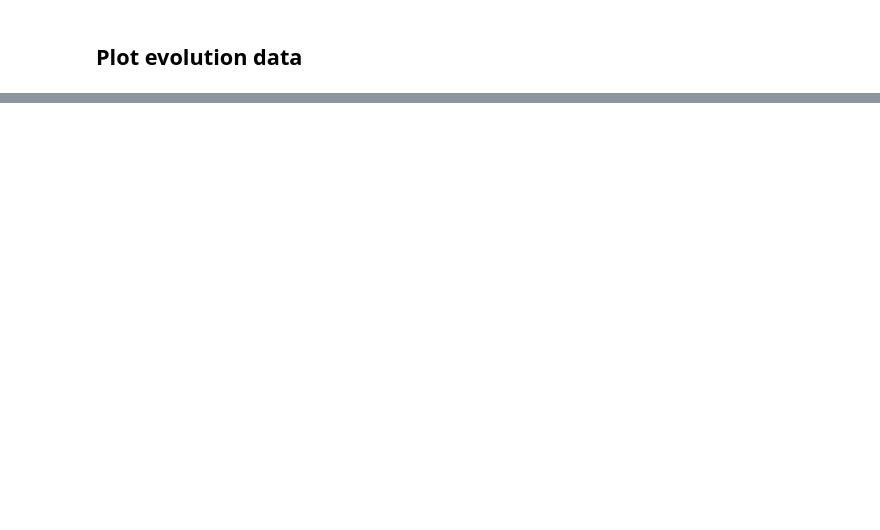
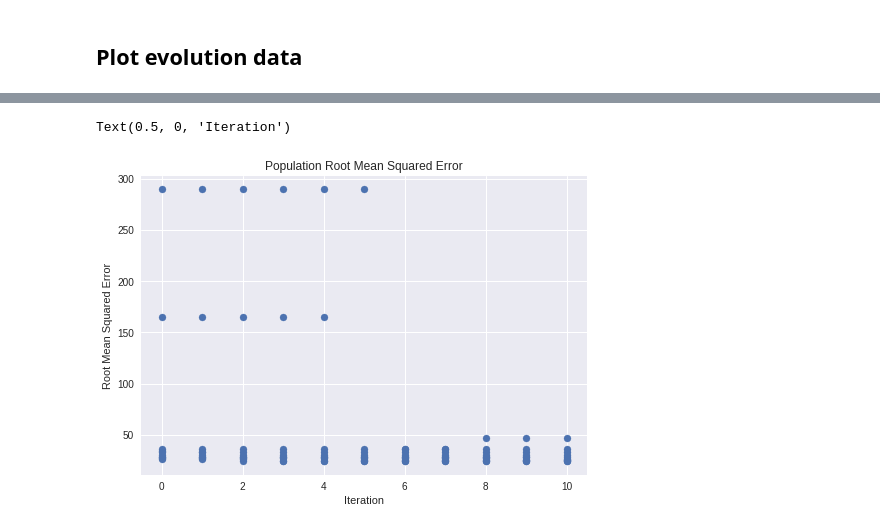
Before and after one commit to chautsunman/FYP-AI, a Jupyter notebook: evolution.ipynb, the cells around one changed output, grey strips where cells are left out. Drawn from its saved outputs; the diff is of its cells as text; code cells hidden in the pictures; blank space fills up the shorter version.

```diff
--- a/evolution.ipynb
+++ b/evolution.ipynb
@@ -274,0 +264,11 @@ plt.scatter(
+# %%
+plt.scatter(
+    np.array([[i for _ in range(POPULATION_SIZE)] for i in range(error_history.shape[0])]).flatten(),
+    np.sqrt(error_history).flatten()
+)
+plt.title("Population Root Mean Squared Error")
+plt.ylabel("Root Mean Squared Error")
+plt.xlabel("Iteration")
+# %% [output]
+Text(0.5, 0, 'Iteration')
+[figure, added]
```
Also changed, not shown: parts of 5 cells of this notebook.
